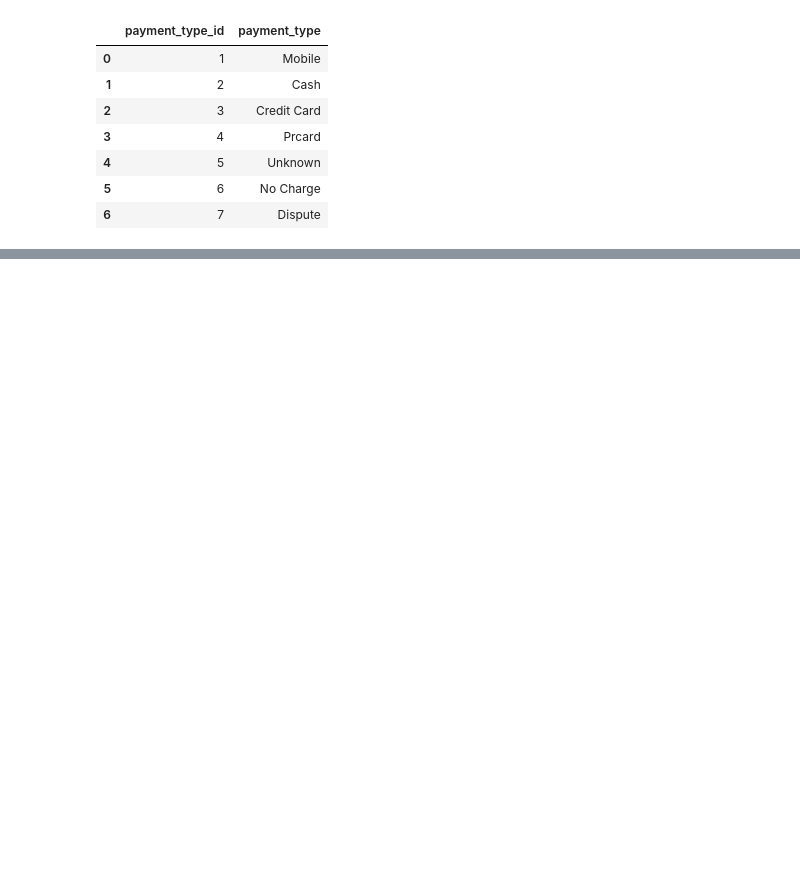
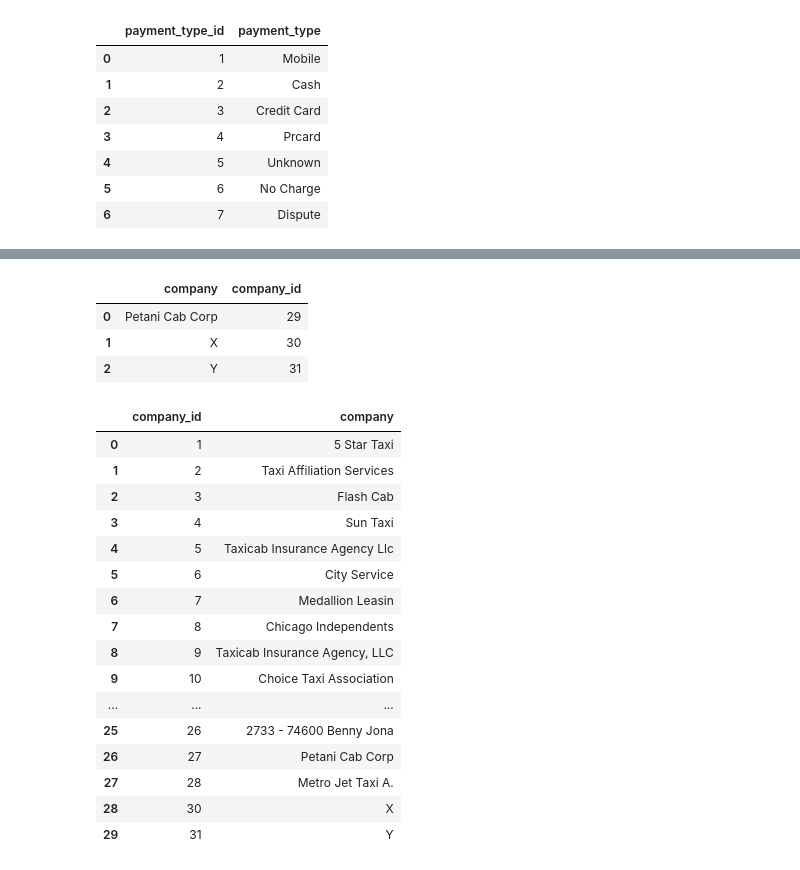
Before and after one commit to zselyigy/cubix_data_engineer_aws, a Jupyter notebook: src/scripts/06_chicago_data_to_mapping.ipynb, the cells around one changed output, grey strips where cells are left out. Drawn from its saved outputs; the diff is of its cells as text; code cells hidden in the pictures; blank space fills up the shorter version.

```diff
--- a/src/scripts/06_chicago_data_to_mapping.ipynb
+++ b/src/scripts/06_chicago_data_to_mapping.ipynb
@@ -399,0 +417,14 @@ new_payment_types = new_payment_type_mapping[~new_payment_type_mapping['payment_
+# %%
+# master table for the company names
+taxi_trips['company'].unique()
+company_master = taxi_trips['company'].drop_duplicates().reset_index(drop=True)
+
+
+company_master = pd.DataFrame(
+    {
+        'company_id': range(1, len(company_master)+1),    # the id's usually starts from 1 despite indeces starting from 0
+        'company': company_master
+    }
+)
+
+company_master
@@ -399,0 +449,52 @@ new_payment_types = new_payment_type_mapping[~new_payment_type_mapping['payment_
+# %%
+# how to extend the company_master table if a new type of payment appears?
+new_company_data = [
+    {'company': 'Petani Cab Corp'},
+    {'company': 'X'},
+    {'company': 'Y'}
+]
+new_company_mapping = pd.DataFrame(new_company_data)
+
+company_max_id = company_master['company_id'].max()
+
+new_company_mapping['company_id'] =\
+    range(company_max_id + 1,
+          company_max_id + len(new_company_mapping) + 1)
+# %%
+new_company_mapping
+# %% [output]
+|  | company | company_id |
+| 0 | Petani Cab Corp | 29 |
+| 1 | X | 30 |
+| 2 | Y | 31 |
+# %%
+new_company_mapping['company'].isin(company_master['company'])
+
+# filter only the companies which are missing from the company master
+# by default the filtering select the rows for which the evaluation is true, but
+# using ~ we negate the results, so this line filters out from the actual list of
+# companies which are missing from our master table
+new_company_mapping[~new_company_mapping['company'].isin(company_master['company'])]
+new_companies = new_company_mapping[~new_company_mapping['company'].isin(company_master['company'])]
+
+if not new_companies.empty:
+    company_master = pd.concat([company_master, new_companies], ignore_index=True)
+company_master
+# %% [output]
+|  | company_id | company |
+| 0 | 1 | 5 Star Taxi |
+| 1 | 2 | Taxi Affiliation Services |
+| 2 | 3 | Flash Cab |
+| 3 | 4 | Sun Taxi |
+| 4 | 5 | Taxicab Insurance Agency Llc |
+| 5 | 6 | City Service |
+| 6 | 7 | Medallion Leasin |
+| 7 | 8 | Chicago Independents |
+| 8 | 9 | Taxicab Insurance Agency, LLC |
+| 9 | 10 | Choice Taxi Association |
+| ... | ... | ... |
+| 25 | 26 | 2733 - 74600 Benny Jona |
+| 26 | 27 | Petani Cab Corp |
+| 27 | 28 | Metro Jet Taxi A. |
+| 28 | 30 | X |
+| 29 | 31 | Y |
```
Also changed, not shown: parts of 5 cells of this notebook.
